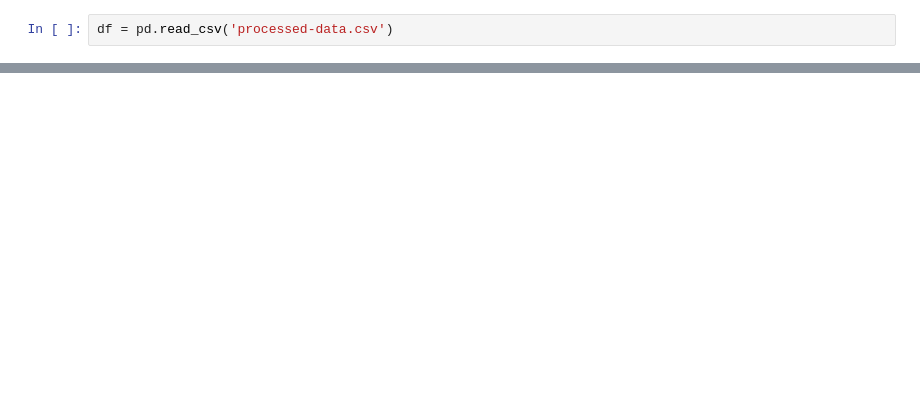
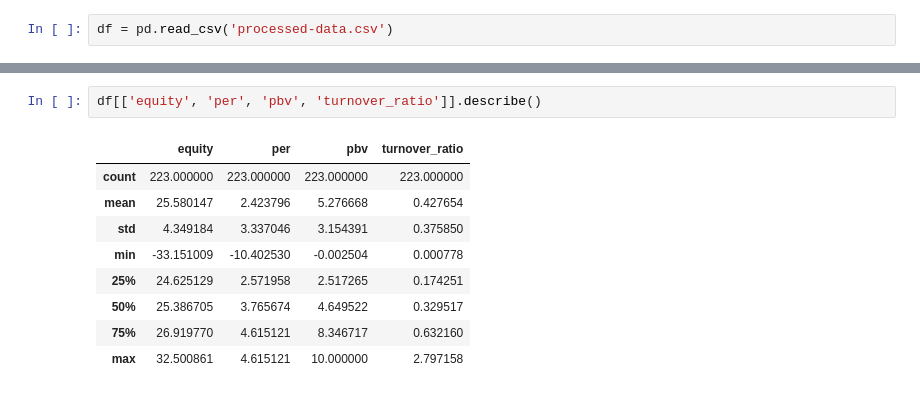
Before and after one commit to williamtheodoruswijaya/Datathon-UI-2025, a Jupyter notebook: notebook/Filip/notebook_training_2.ipynb, the cells around one changed output, grey strips where cells are left out. Cells and saved outputs as stored; diff of their text form; blank space fills up the shorter version.

```diff
--- a/notebook/Filip/notebook_training_2.ipynb
+++ b/notebook/Filip/notebook_training_2.ipynb
@@ -37,0 +36,12 @@ plt.show()
+# %%
+df[['equity', 'per', 'pbv', 'turnover_ratio']].describe()
+# %% [output]
+|  | equity | per | pbv | turnover_ratio |
+| count | 223.000000 | 223.000000 | 223.000000 | 223.000000 |
+| mean | 25.580147 | 2.423796 | 5.276668 | 0.427654 |
+| std | 4.349184 | 3.337046 | 3.154391 | 0.375850 |
+| min | -33.151009 | -10.402530 | -0.002504 | 0.000778 |
+| 25% | 24.625129 | 2.571958 | 2.517265 | 0.174251 |
+| 50% | 25.386705 | 3.765674 | 4.649522 | 0.329517 |
+| 75% | 26.919770 | 4.615121 | 8.346717 | 0.632160 |
+| max | 32.500861 | 4.615121 | 10.000000 | 2.797158 |
```
Also changed, not shown: parts of 15 cells of this notebook, 3 other files.
